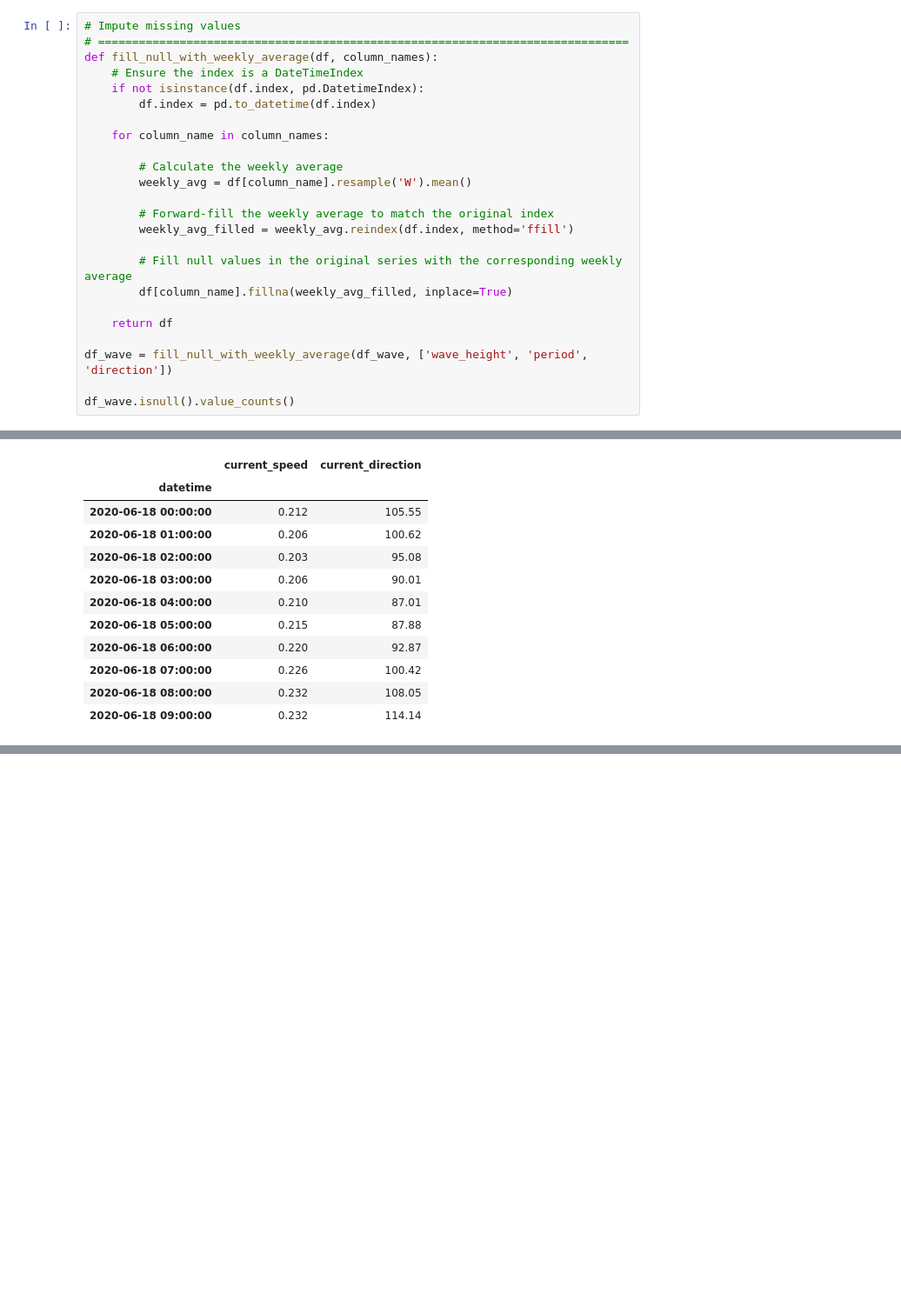
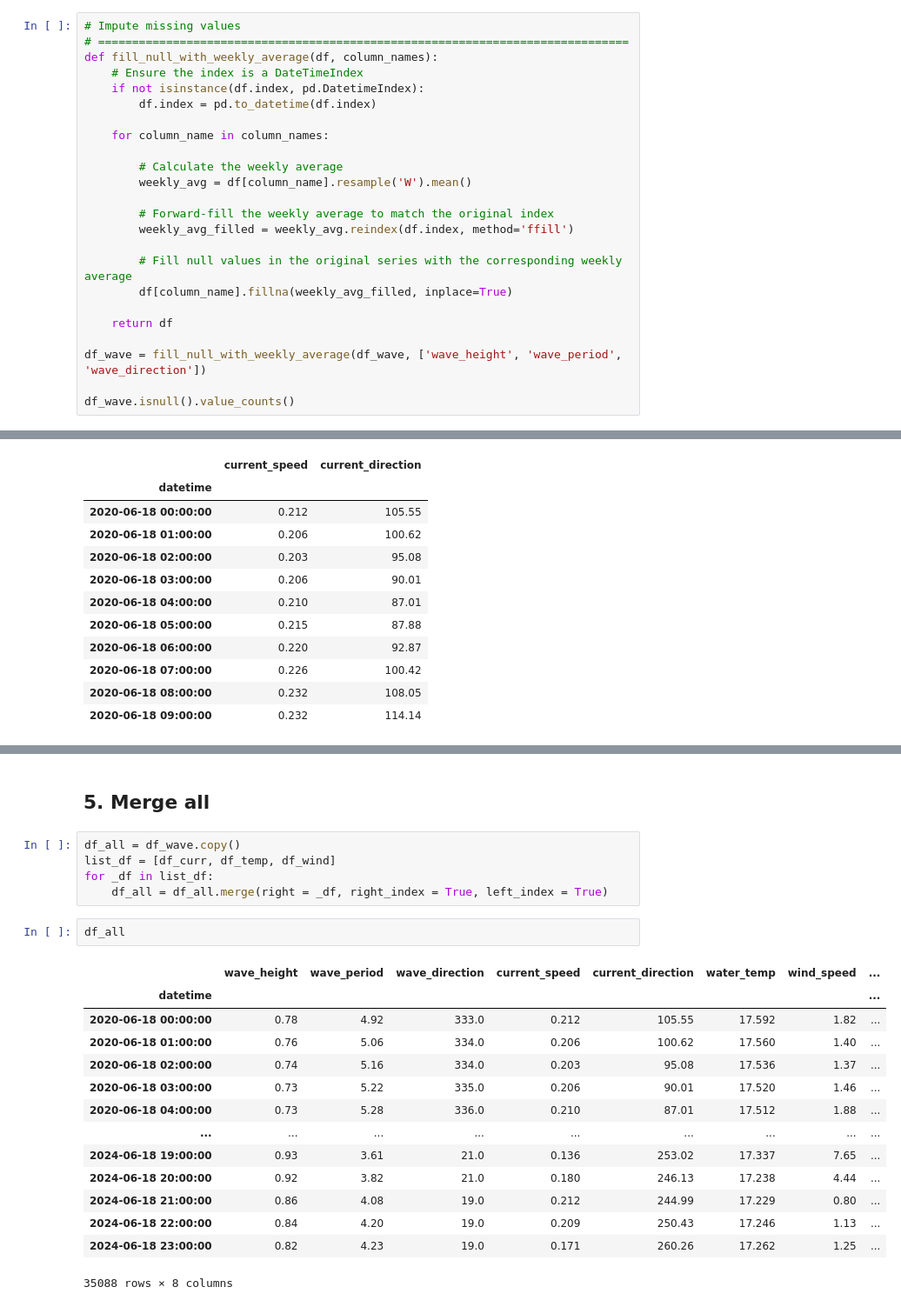
Before and after one commit to AlvaroCorrales/wave-height-app, a Jupyter notebook: Process data.ipynb, the cells around one changed output, grey strips where cells are left out. Shown at 87% size. Saved outputs shown, nothing was run; the diff lists cells and outputs as text; blank space fills up the shorter version.

```diff
--- a/Process data.ipynb
+++ b/Process data.ipynb
@@ -171,7 +171,7 @@ def fill_null_with_weekly_average(df, column_names):
 
     return df
 
-df_wave = fill_null_with_weekly_average(df_wave, ['wave_height', 'period', 'direction'])
+df_wave = fill_null_with_weekly_average(df_wave, ['wave_height', 'wave_period', 'wave_direction'])
 
 df_wave.isnull().value_counts()
 # %% [output]
@@ -363,0 +380,24 @@ df_curr.head(10)
+# %% [markdown]
+## 5. Merge all
+# %%
+df_all = df_wave.copy()
+list_df = [df_curr, df_temp, df_wind]
+for _df in list_df:
+    df_all = df_all.merge(right = _df, right_index = True, left_index = True)
+# %%
+df_all
+# %% [output]
+|  | wave_height | wave_period | wave_direction | current_speed | current_direction | water_temp | wind_speed | ... |
+| datetime |  |  |  |  |  |  |  | ... |
+| 2020-06-18 00:00:00 | 0.78 | 4.92 | 333.0 | 0.212 | 105.55 | 17.592 | 1.82 | ... |
+| 2020-06-18 01:00:00 | 0.76 | 5.06 | 334.0 | 0.206 | 100.62 | 17.560 | 1.40 | ... |
+| 2020-06-18 02:00:00 | 0.74 | 5.16 | 334.0 | 0.203 | 95.08 | 17.536 | 1.37 | ... |
+| 2020-06-18 03:00:00 | 0.73 | 5.22 | 335.0 | 0.206 | 90.01 | 17.520 | 1.46 | ... |
+| 2020-06-18 04:00:00 | 0.73 | 5.28 | 336.0 | 0.210 | 87.01 | 17.512 | 1.88 | ... |
+| ... | ... | ... | ... | ... | ... | ... | ... | ... |
+| 2024-06-18 19:00:00 | 0.93 | 3.61 | 21.0 | 0.136 | 253.02 | 17.337 | 7.65 | ... |
+| 2024-06-18 20:00:00 | 0.92 | 3.82 | 21.0 | 0.180 | 246.13 | 17.238 | 4.44 | ... |
+| 2024-06-18 21:00:00 | 0.86 | 4.08 | 19.0 | 0.212 | 244.99 | 17.229 | 0.80 | ... |
+| 2024-06-18 22:00:00 | 0.84 | 4.20 | 19.0 | 0.209 | 250.43 | 17.246 | 1.13 | ... |
+| 2024-06-18 23:00:00 | 0.82 | 4.23 | 19.0 | 0.171 | 260.26 | 17.262 | 1.25 | ... |
+35088 rows × 8 columns
```
Also changed, not shown: parts of 10 cells of this notebook.
